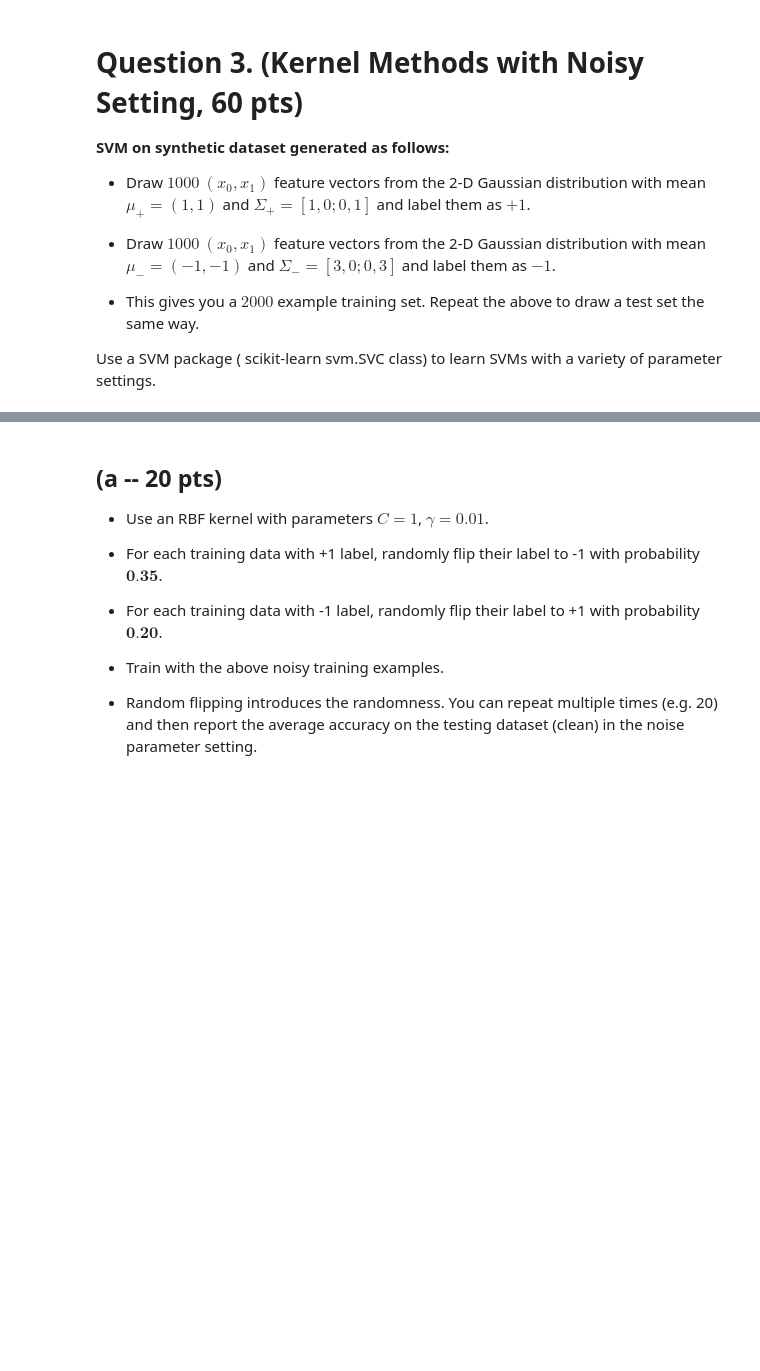
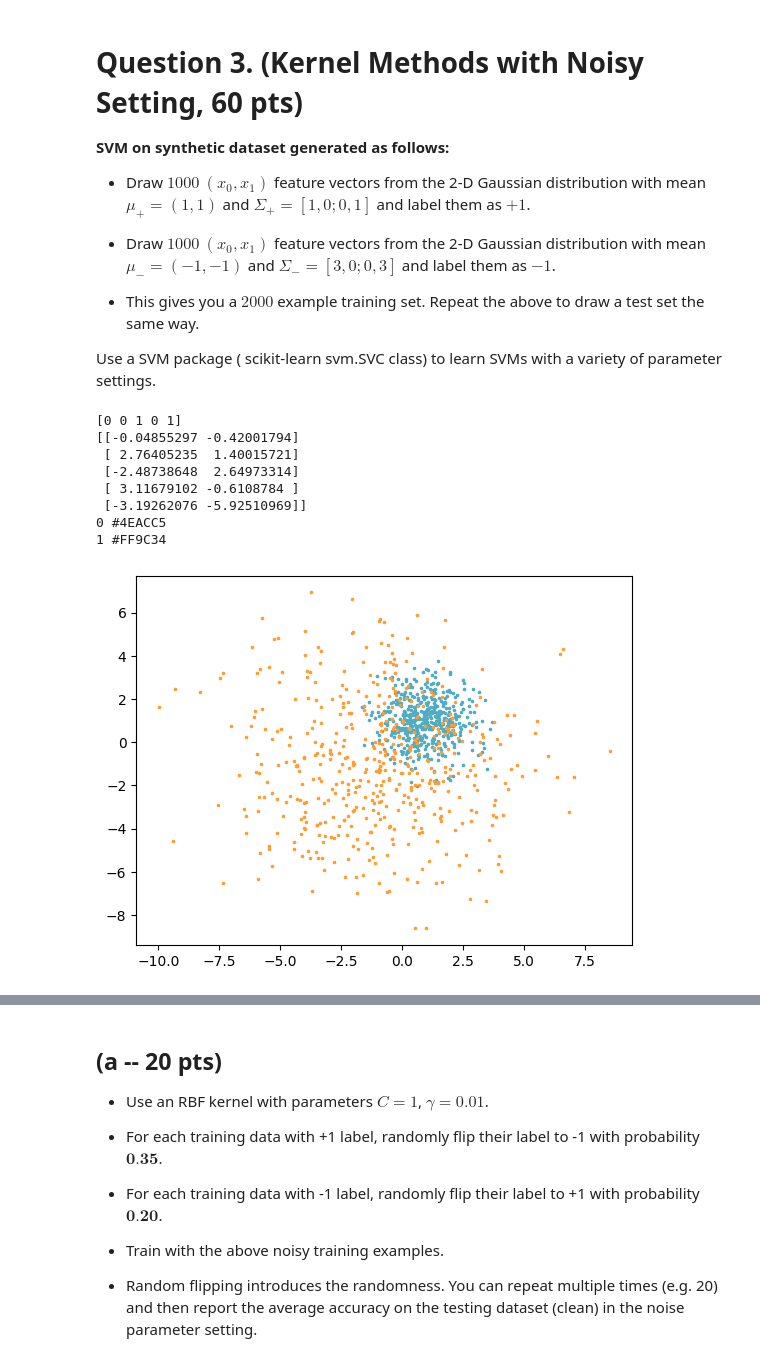
Before and after one commit to valentinbaltazar/ML_course, a Jupyter notebook: Assignment4/Assignment4.ipynb, the cells around one changed output, grey strips where cells are left out. Drawn from its saved outputs; the diff is of its cells as text; code cells hidden in the pictures; blank space fills up the shorter version.

```diff
--- a/Assignment4/Assignment4.ipynb
+++ b/Assignment4/Assignment4.ipynb
@@ -288,3 +288,40 @@ kmeans(data=X, centroids=init_centers, max_iterations=iters)
 - This gives you a $2000$ example training set. Repeat the above to draw a test set the same way.
 
 Use a SVM package ( scikit-learn svm.SVC class) to learn SVMs with a variety of parameter settings.
+# %%
+#create training data set
+from sklearn.datasets import make_blobs
+import matplotlib.pyplot as plt
+
+# Generate sample data
+n_samples = 1000
+#n_components = 1
+features = 2
+
+X_train, Y_train = make_blobs(
+    n_samples=n_samples, n_features=features, centers=[[1,1],[-1,-1]], cluster_std=[1,3], random_state=0)
+
+print(Y_train[0:5])
+print(X_train[0:5])
+
+# print(X)
+# print(y_true)
+# print(type(y_true))
+
+colors = ["#4EACC5", "#FF9C34"] #here 0 = blue => +1 & 1 = orange => -1
+
+for k, col in enumerate(colors):
+    print(k,col)
+    cluster_data = Y_train == k
+    #print(cluster_data)
+    plt.scatter(X_train[cluster_data, 0], X_train[cluster_data, 1], c=col, marker=".", s=10)
+# %% [output]
+[0 0 1 0 1]
+[[-0.04855297 -0.42001794]
+ [ 2.76405235  1.40015721]
+ [-2.48738648  2.64973314]
+ [ 3.11679102 -0.6108784 ]
+ [-3.19262076 -5.92510969]]
+0 #4EACC5
+1 #FF9C34
+[figure, added]
```
Also changed, not shown: parts of 5 cells of this notebook.
